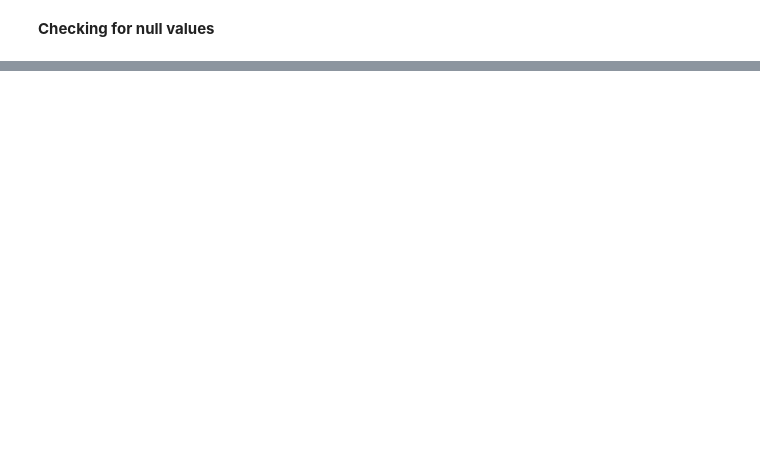
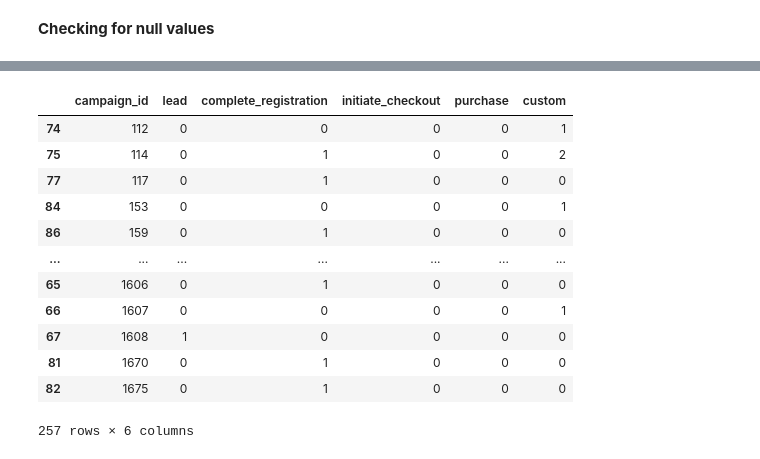
Before and after one commit to Nokulunga77/Marketing, a Jupyter notebook: Get_Data_Into_Python.ipynb, the cells around one changed output, grey strips where cells are left out. Saved outputs shown, nothing was run; the diff lists cells and outputs as text; code cells hidden in the pictures; blank space fills up the shorter version.

```diff
--- a/Get_Data_Into_Python.ipynb
+++ b/Get_Data_Into_Python.ipynb
@@ -186,0 +192,16 @@ pixel.head()
+# %%
+pixel.sort_values(by=['campaign_id'], ascending= True)
+# %% [output]
+|  | campaign_id | lead | complete_registration | initiate_checkout | purchase | custom |
+| 74 | 112 | 0 | 0 | 0 | 0 | 1 |
+| 75 | 114 | 0 | 1 | 0 | 0 | 2 |
+| 77 | 117 | 0 | 1 | 0 | 0 | 0 |
+| 84 | 153 | 0 | 0 | 0 | 0 | 1 |
+| 86 | 159 | 0 | 1 | 0 | 0 | 0 |
+| ... | ... | ... | ... | ... | ... | ... |
+| 65 | 1606 | 0 | 1 | 0 | 0 | 0 |
+| 66 | 1607 | 0 | 0 | 0 | 0 | 1 |
+| 67 | 1608 | 1 | 0 | 0 | 0 | 0 |
+| 81 | 1670 | 0 | 1 | 0 | 0 | 0 |
+| 82 | 1675 | 0 | 1 | 0 | 0 | 0 |
+257 rows × 6 columns
```
Also changed, not shown: parts of 16 cells of this notebook.
